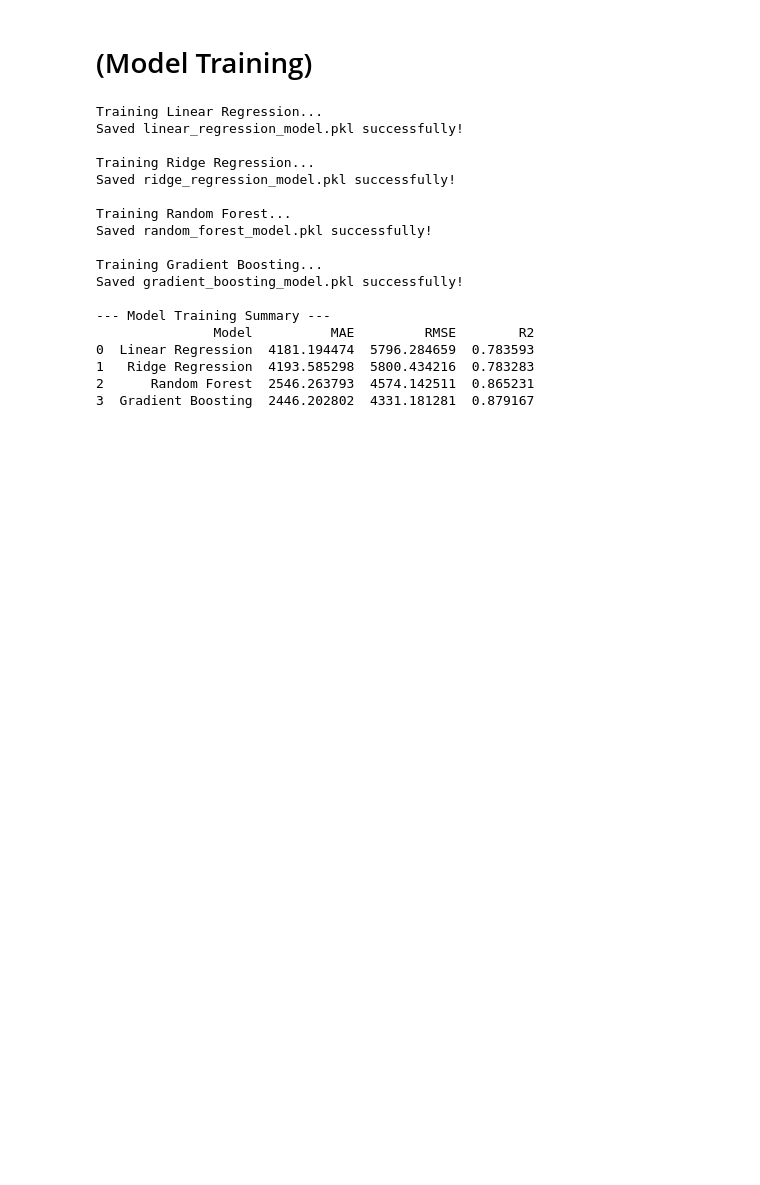
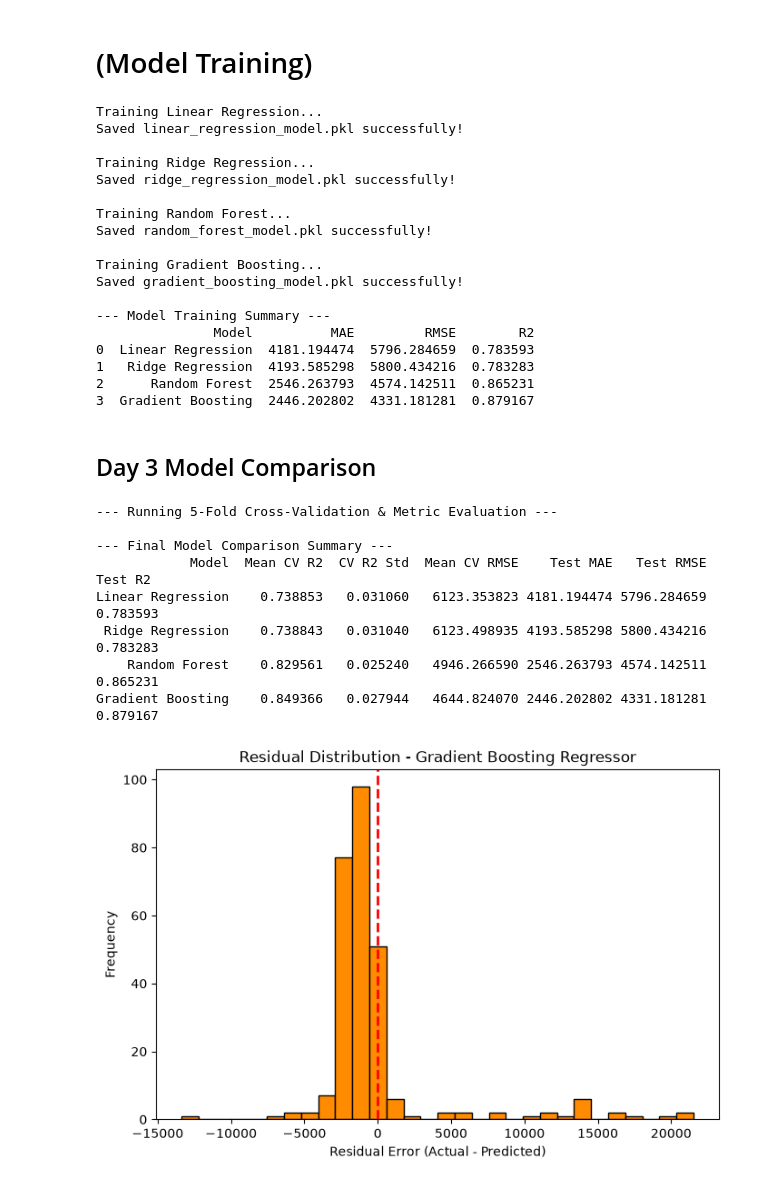
Before and after one commit to Laibarehman-SE/ML-Regression-Preparation., a Jupyter notebook: regression_task.ipynb, the cells around one changed output. Cells and saved outputs as stored; diff of their text form; code cells hidden in the pictures; blank space fills up the shorter version.

```diff
--- a/regression_task.ipynb
+++ b/regression_task.ipynb
@@ -500,3 +500,60 @@ Saved gradient_boosting_model.pkl successfully!
 1   Ridge Regression  4193.585298  5800.434216  0.783283
 2      Random Forest  2546.263793  4574.142511  0.865231
 3  Gradient Boosting  2446.202802  4331.181281  0.879167
+# %% [markdown]
+## Day 3 Model Comparison
+# %%
+from sklearn.model_selection import cross_val_score, KFold
+
+# Setup 5-fold cross-validation
+kf = KFold(n_splits=5, shuffle=True, random_state=42)
+
+comparison_results = []
+
+print("--- Running 5-Fold Cross-Validation & Metric Evaluation ---")
+for name, model in trained_models.items():
+    # Cross-validation R2 scores
+    cv_r2_scores = cross_val_score(model, X_train, y_train, cv=kf, scoring='r2')
+    cv_rmse_scores = np.sqrt(-cross_val_score(model, X_train, y_train, cv=kf, scoring='neg_mean_squared_error'))
+
+    # Test predictions for final evaluation
+    y_pred = model.predict(X_test)
+    test_mae = mean_absolute_error(y_test, y_pred)
+    test_rmse = np.sqrt(mean_squared_error(y_test, y_pred))
+    test_r2 = r2_score(y_test, y_pred)
+
+    comparison_results.append({
+        "Model": name,
+        "Mean CV R2": cv_r2_scores.mean(),
+        "CV R2 Std": cv_r2_scores.std(),
+        "Mean CV RMSE": cv_rmse_scores.mean(),
+        "Test MAE": test_mae,
+        "Test RMSE": test_rmse,
+        "Test R2": test_r2
+    })
+
+# Convert to DataFrame for clear comparison
+comparison_df = pd.DataFrame(comparison_results)
+print("\n--- Final Model Comparison Summary ---")
+print(comparison_df.to_string(index=False))
+
+# Plotting Residuals for the Best Model (Gradient Boosting)
+residuals = y_test - trained_models['Gradient Boosting'].predict(X_test)
+
+plt.figure(figsize=(8, 5))
+plt.hist(residuals, bins=30, color='darkorange', edgecolor='black')
+plt.axvline(x=0, color='red', linestyle='--', linewidth=2)
+plt.title('Residual Distribution - Gradient Boosting Regressor')
+plt.xlabel('Residual Error (Actual - Predicted)')
+plt.ylabel('Frequency')
+plt.show()
+# %% [output]
+--- Running 5-Fold Cross-Validation & Metric Evaluation ---
+
+--- Final Model Comparison Summary ---
+            Model  Mean CV R2  CV R2 Std  Mean CV RMSE    Test MAE   Test RMSE  Test R2
+Linear Regression    0.738853   0.031060   6123.353823 4181.194474 5796.284659 0.783593
+ Ridge Regression    0.738843   0.031040   6123.498935 4193.585298 5800.434216 0.783283
+    Random Forest    0.829561   0.025240   4946.266590 2546.263793 4574.142511 0.865231
+Gradient Boosting    0.849366   0.027944   4644.824070 2446.202802 4331.181281 0.879167
+[figure, added]
```
